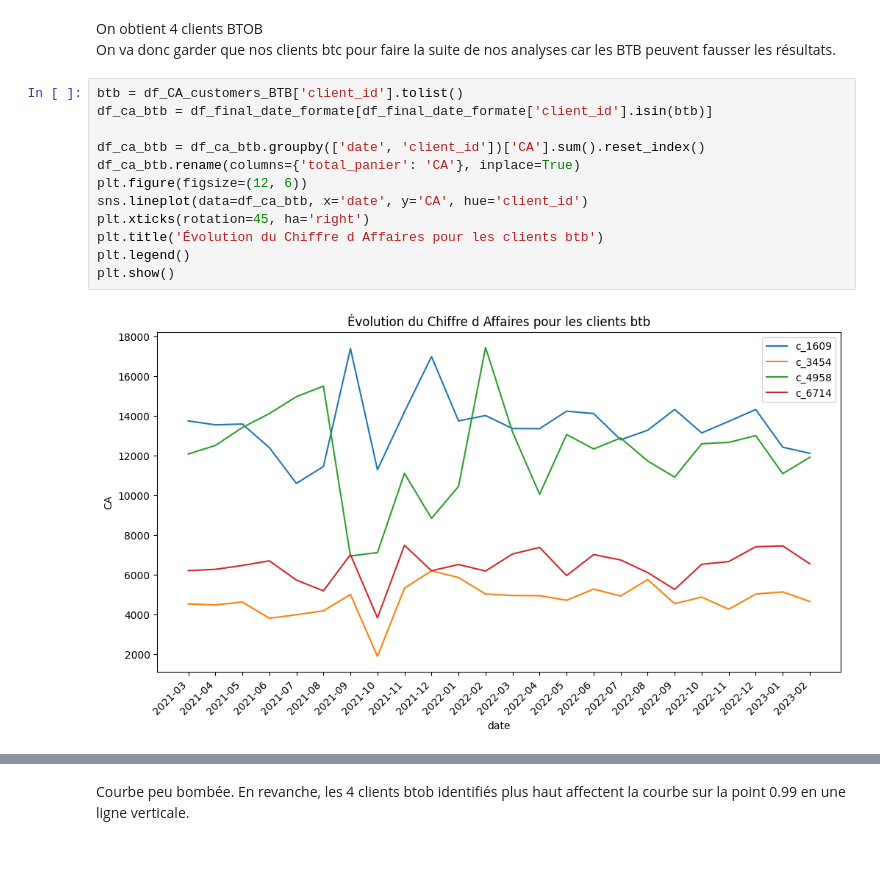
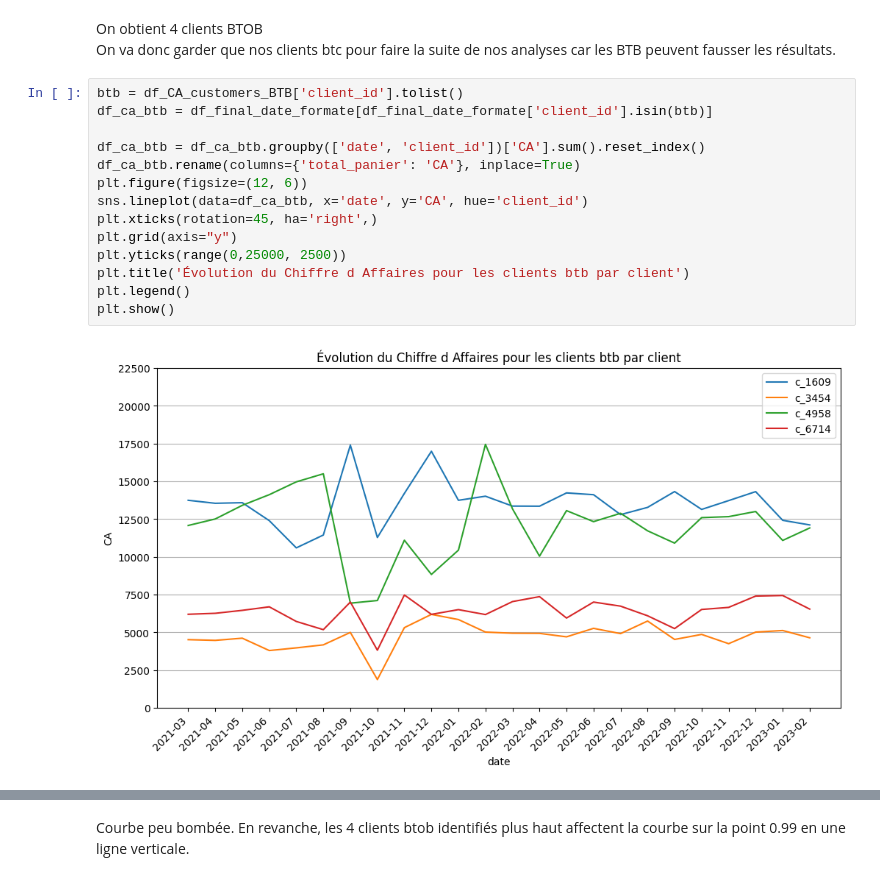
Before and after one commit to ziedbelhocine/Cours-OC, a Jupyter notebook: Data_Analyst/Projet_9/donnees brutes/Belhocine_Zied_1_notebook_032026.ipynb, the cells around one changed output, grey strips where cells are left out. Cells and saved outputs as stored; diff of their text form.

```diff
--- a/Data_Analyst/Projet_9/donnees brutes/Belhocine_Zied_1_notebook_032026.ipynb
+++ b/Data_Analyst/Projet_9/donnees brutes/Belhocine_Zied_1_notebook_032026.ipynb
@@ -864,14 +920,16 @@ On obtient 4 clients BTOB <br> On va donc garder que nos clients btc pour faire
 # %%
 btb = df_CA_customers_BTB['client_id'].tolist()
 df_ca_btb = df_final_date_formate[df_final_date_formate['client_id'].isin(btb)]
 
 df_ca_btb = df_ca_btb.groupby(['date', 'client_id'])['CA'].sum().reset_index()
 df_ca_btb.rename(columns={'total_panier': 'CA'}, inplace=True)
 plt.figure(figsize=(12, 6))
 sns.lineplot(data=df_ca_btb, x='date', y='CA', hue='client_id')
-plt.xticks(rotation=45, ha='right')
-plt.title('Évolution du Chiffre d Affaires pour les clients btb')
+plt.xticks(rotation=45, ha='right',)
+plt.grid(axis="y")
+plt.yticks(range(0,25000, 2500))
+plt.title('Évolution du Chiffre d Affaires pour les clients btb par client')
 plt.legend()
 plt.show()
 # %% [output]
-[figure, old version]
+[figure, new version]
```
Also changed, not shown: parts of 95 cells of this notebook, 14 other files.
